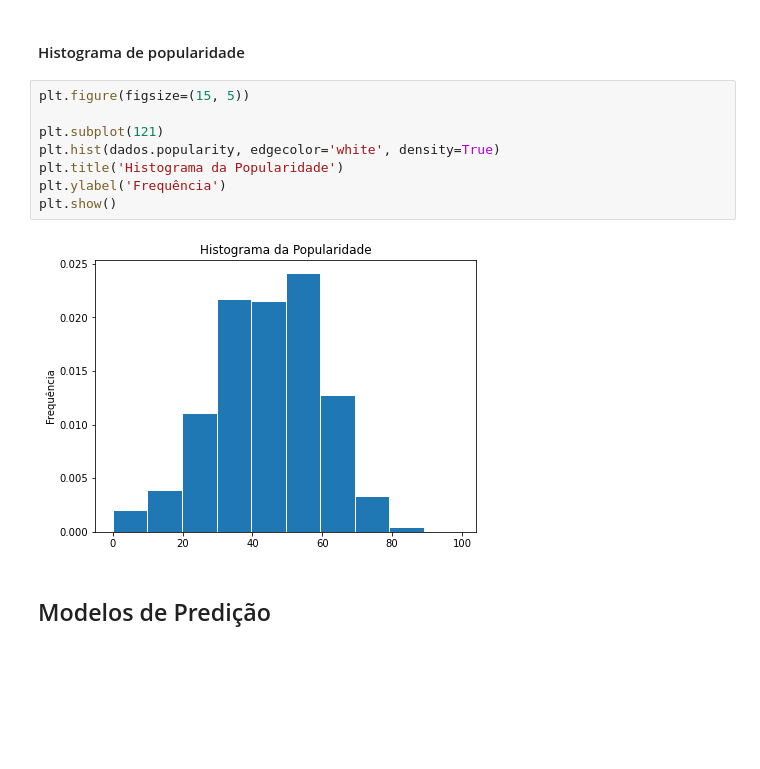
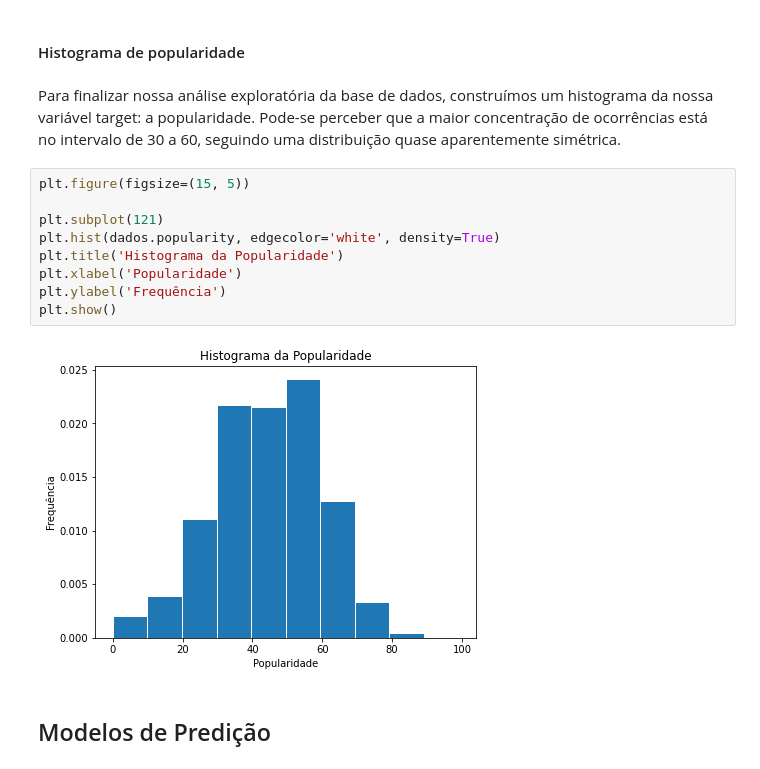
Before and after one commit to juliacfigueiredo/Projeto-2, a Jupyter notebook: Projeto_Final.ipynb, the cells around one changed output. Drawn from its saved outputs; the diff is of its cells as text; blank space fills up the shorter version.

```diff
--- a/Projeto_Final.ipynb
+++ b/Projeto_Final.ipynb
@@ -196,16 +235,19 @@ pd.crosstab(dados['popularity'], dados['music_genre'],normalize=True,margins=Tru
 100 rows × 11 columns
 # %% [markdown]
 #### Histograma de popularidade
+# %% [markdown]
+Para finalizar nossa análise exploratória da base de dados, construímos um histograma da nossa variável target: a popularidade. Pode-se perceber que a maior concentração de ocorrências está no intervalo de 30 a 60, seguindo uma distribuição quase aparentemente simétrica.
 # %%
 plt.figure(figsize=(15, 5))
 
 plt.subplot(121)
 plt.hist(dados.popularity, edgecolor='white', density=True)
 plt.title('Histograma da Popularidade')
+plt.xlabel('Popularidade')
 plt.ylabel('Frequência')
 plt.show()
 # %% [output]
-[figure, old version]
+[figure, new version]
 # %% [markdown]
 ## Modelos de Predição
 # %% [markdown]
```
Also changed, not shown: parts of 42 cells of this notebook.
